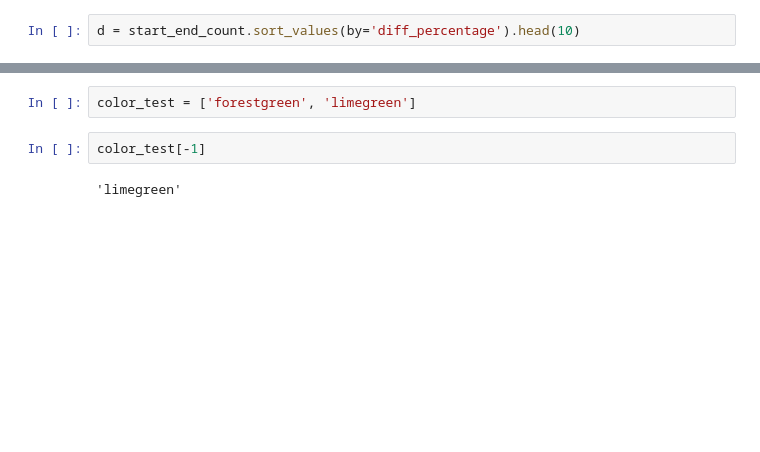
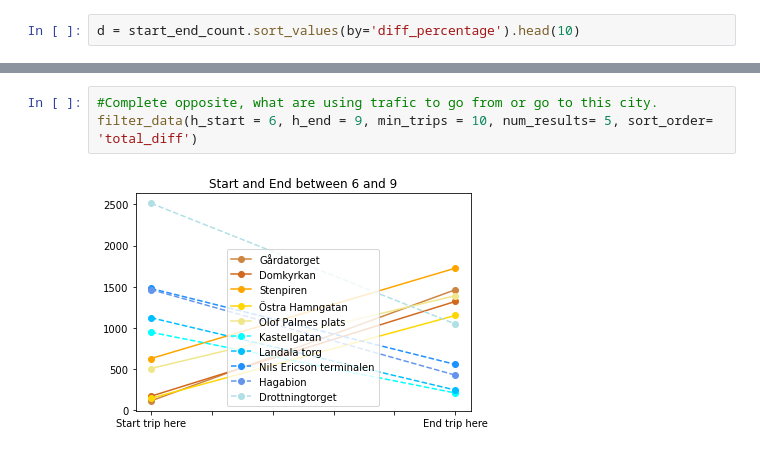
Before and after one commit to flowton/bike-rental, a Jupyter notebook: bike-rental-gbg.ipynb, the cells around one changed output, grey strips where cells are left out. Cells and saved outputs as stored; diff of their text form; blank space fills up the shorter version.

```diff
--- a/bike-rental-gbg.ipynb
+++ b/bike-rental-gbg.ipynb
@@ -509,7 +451,6 @@ Bergakungen                     154
 [figure]
-# %%
-color_test = ['forestgreen', 'limegreen']
-# %%
-color_test[-1]
-# %% [output]
-'limegreen'
+# %%
+#Complete opposite, what are using trafic to go from or go to this city.
+filter_data(h_start = 6, h_end = 9, min_trips = 10, num_results= 5, sort_order= 'total_diff')
+# %% [output]
+[figure, added]
```
Also changed, not shown: parts of 13 cells of this notebook.
